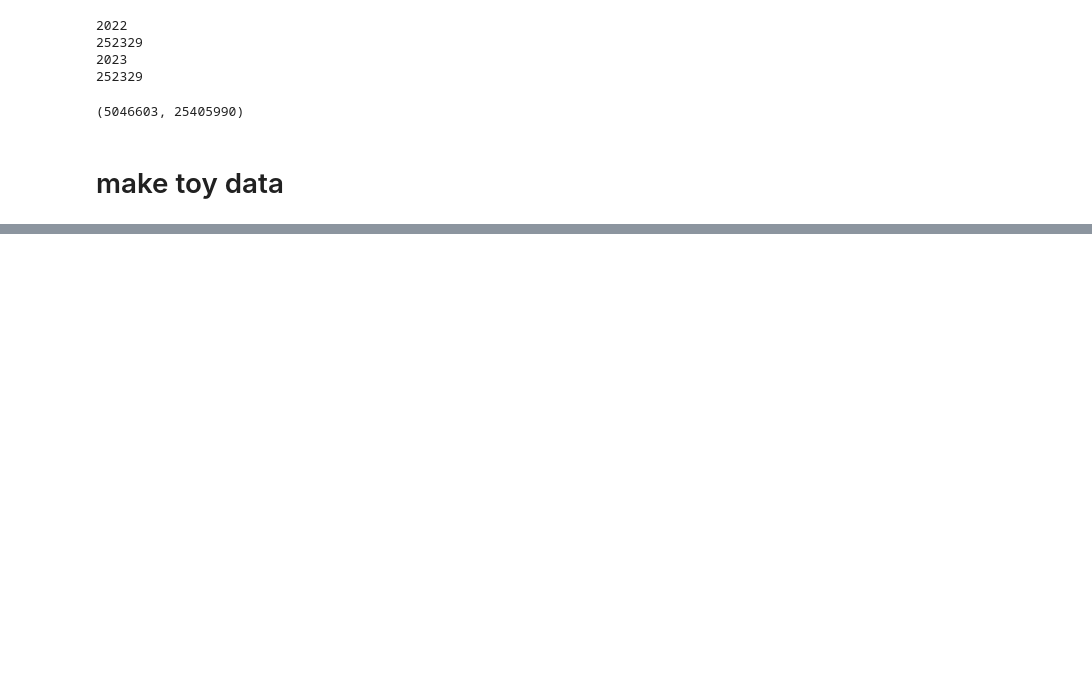
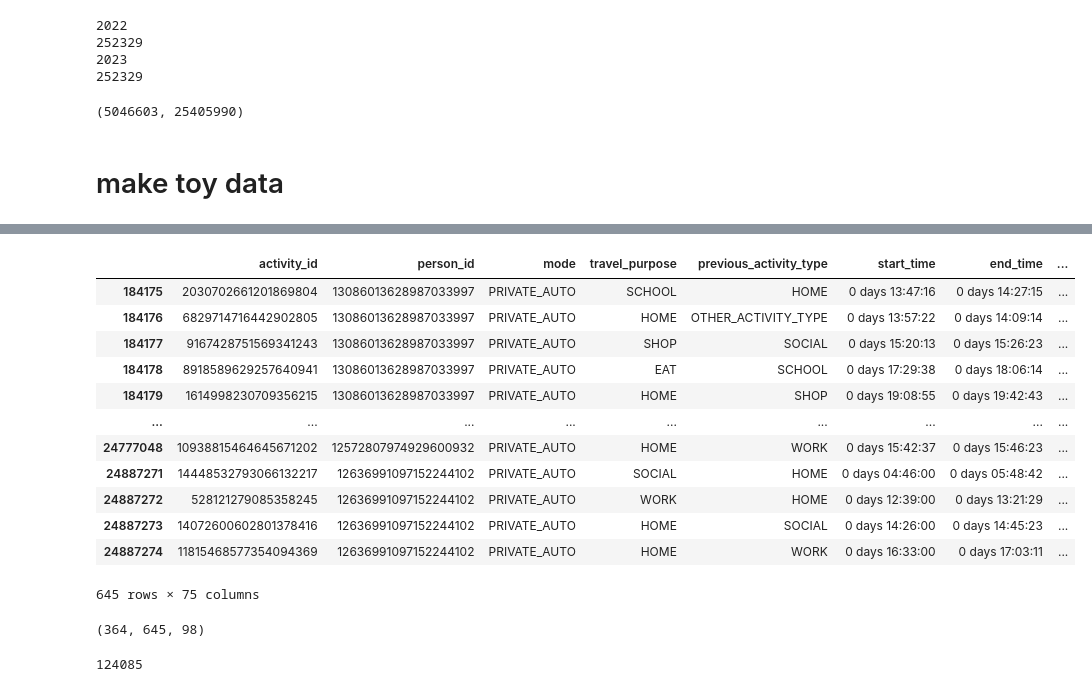
Before and after one commit to rmi-mobility-data-science/replicaEVSE, a Jupyter notebook: notebooks/stock_rollover.ipynb, the cells around one changed output, grey strips where cells are left out. Cells and saved outputs as stored; diff of their text form; code cells hidden in the pictures; blank space fills up the shorter version.

```diff
--- a/notebooks/stock_rollover.ipynb
+++ b/notebooks/stock_rollover.ipynb
@@ -131,3 +132,4 @@ pop_df = df.drop_duplicates(subset=['person_id'])[['person_id', 'destination_cou
 # %%
 # test run on a single year ~14 mins
-final_df = simdu.sample_people_by_county(df, nev_df, year=2025, fraction=None)
+# final_df = simdu.sample_people_by_county(df, nev_df, year=2025, fraction=None)
+# final_df.head()[['person_id', 'distance_miles', 'destination_county', 'building_type', 'engine', 'segment', 'efficiency', 'year']]
@@ -337,0 +408,31 @@ ev_sfh_only['County'].nunique()
+# %%
+# grab only those selected people from the original dataframe
+cnty_df = df[(df['person_id'].isin(sampled_individuals))].copy()
+cnty_df['engine'] = powertrain
+cnty_df['segment'] = vehicle_type
+cnty_df['efficiency'] = simdu.segment_efficiency(vehicle_type)
+cnty_df['year'] = str(2022)
+ctny_df = simdu.phev_efficiency_milage(cnty_df, powertrain)
+ctny_df
+# %% [output]
+|  | activity_id | person_id | mode | travel_purpose | previous_activity_type | start_time | end_time | ... |
+| 184175 | 2030702661201869804 | 13086013628987033997 | PRIVATE_AUTO | SCHOOL | HOME | 0 days 13:47:16 | 0 days 14:27:15 | ... |
+| 184176 | 6829714716442902805 | 13086013628987033997 | PRIVATE_AUTO | HOME | OTHER_ACTIVITY_TYPE | 0 days 13:57:22 | 0 days 14:09:14 | ... |
+| 184177 | 9167428751569341243 | 13086013628987033997 | PRIVATE_AUTO | SHOP | SOCIAL | 0 days 15:20:13 | 0 days 15:26:23 | ... |
+| 184178 | 8918589629257640941 | 13086013628987033997 | PRIVATE_AUTO | EAT | SCHOOL | 0 days 17:29:38 | 0 days 18:06:14 | ... |
+| 184179 | 1614998230709356215 | 13086013628987033997 | PRIVATE_AUTO | HOME | SHOP | 0 days 19:08:55 | 0 days 19:42:43 | ... |
+| ... | ... | ... | ... | ... | ... | ... | ... | ... |
+| 24777048 | 10938815464645671202 | 12572807974929600932 | PRIVATE_AUTO | HOME | WORK | 0 days 15:42:37 | 0 days 15:46:23 | ... |
+| 24887271 | 14448532793066132217 | 12636991097152244102 | PRIVATE_AUTO | SOCIAL | HOME | 0 days 04:46:00 | 0 days 05:48:42 | ... |
+| 24887272 | 528121279085358245 | 12636991097152244102 | PRIVATE_AUTO | WORK | HOME | 0 days 12:39:00 | 0 days 13:21:29 | ... |
+| 24887273 | 14072600602801378416 | 12636991097152244102 | PRIVATE_AUTO | HOME | SOCIAL | 0 days 14:26:00 | 0 days 14:45:23 | ... |
+| 24887274 | 11815468577354094369 | 12636991097152244102 | PRIVATE_AUTO | HOME | WORK | 0 days 16:33:00 | 0 days 17:03:11 | ... |
+645 rows × 75 columns
+# %%
+nvehicles_sub['2022'].sum(), ctny_df.shape[0], ctny_df.drop_duplicates(subset=['person_id']).shape[0]
+# %% [output]
+(364, 645, 98)
+# %%
+124275 - 190
+# %% [output]
+124085
```
Also changed, not shown: parts of 23 cells of this notebook, 1 other file.
